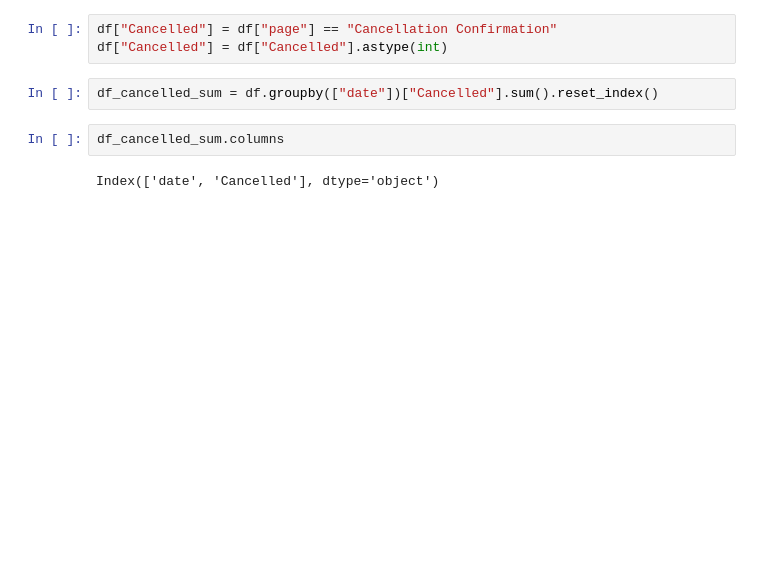
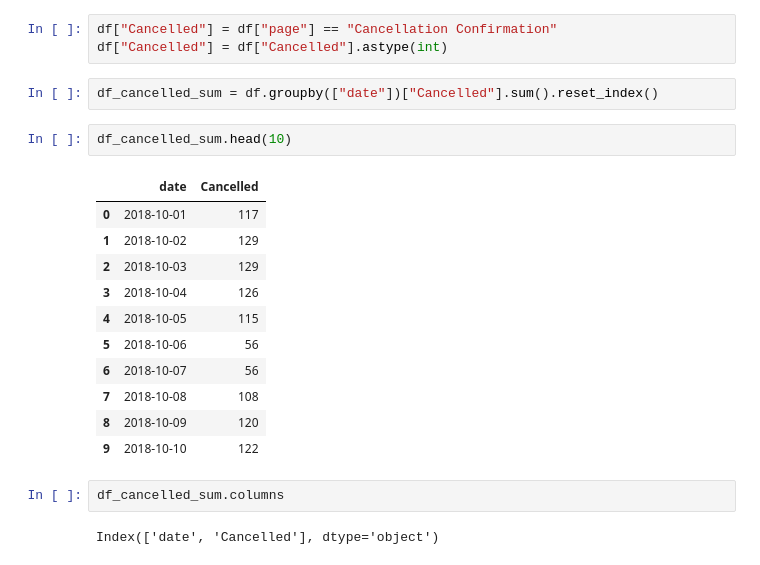
Before and after one commit to aaron3636/kaggle_churn_challenge, a Jupyter notebook: src/sandbox/Carl/a_new_beginning.ipynb, the cells around one changed output. Cells and saved outputs as stored; diff of their text form; blank space fills up the shorter version.

```diff
--- a/src/sandbox/Carl/a_new_beginning.ipynb
+++ b/src/sandbox/Carl/a_new_beginning.ipynb
@@ -24,6 +69,20 @@ df["Cancelled"] = df["page"] == "Cancellation Confirmation"
 df["Cancelled"] = df["Cancelled"].astype(int)
 # %%
 df_cancelled_sum = df.groupby(["date"])["Cancelled"].sum().reset_index()
+# %%
+df_cancelled_sum.head(10)
+# %% [output]
+|  | date | Cancelled |
+| 0 | 2018-10-01 | 117 |
+| 1 | 2018-10-02 | 129 |
+| 2 | 2018-10-03 | 129 |
+| 3 | 2018-10-04 | 126 |
+| 4 | 2018-10-05 | 115 |
+| 5 | 2018-10-06 | 56 |
+| 6 | 2018-10-07 | 56 |
+| 7 | 2018-10-08 | 108 |
+| 8 | 2018-10-09 | 120 |
+| 9 | 2018-10-10 | 122 |
 # %%
 df_cancelled_sum.columns
 # %% [output]
```
Also changed, not shown: parts of 8 cells of this notebook, 16 other files.
